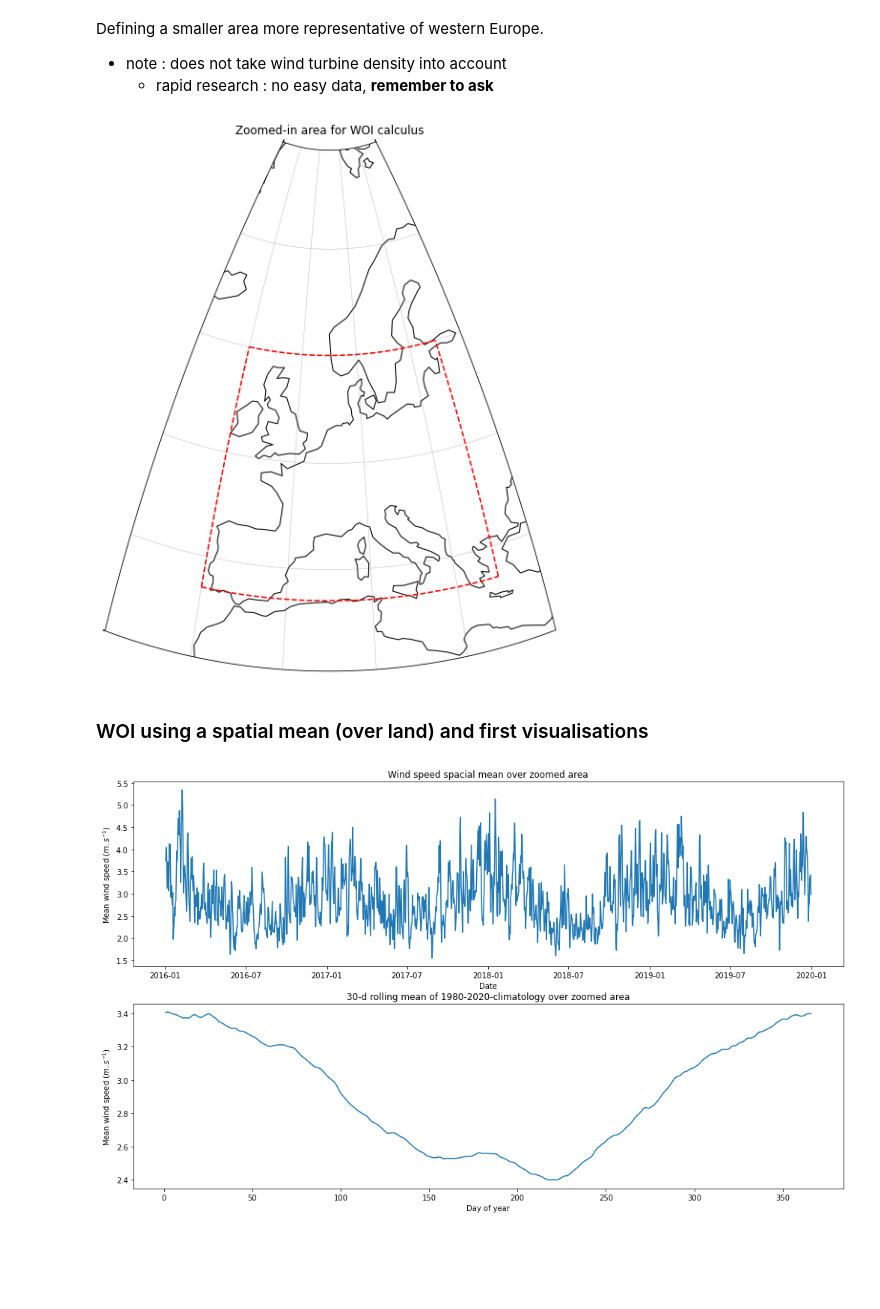
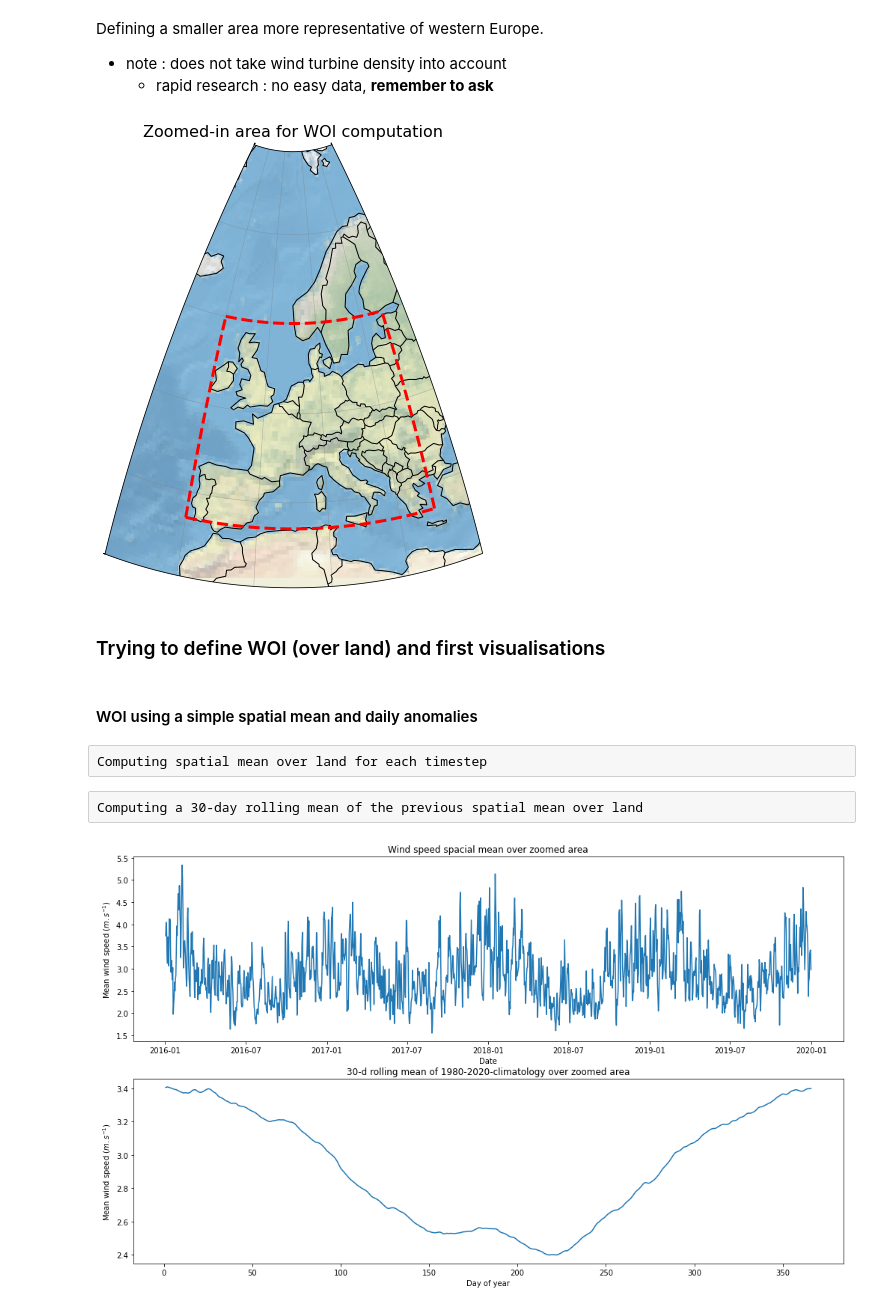
Before and after one commit to bchatelon/year_weather_regime, a Jupyter notebook: wind_outage.ipynb, the cells around one changed output. Drawn from its saved outputs; the diff is of its cells as text; code cells hidden in the pictures; blank space fills up the shorter version.

```diff
--- a/wind_outage.ipynb
+++ b/wind_outage.ipynb
@@ -96,33 +98,44 @@ latS_zoom=37
 latN_zoom=60
 lonW_zoom=-10
 lonE_zoom=25
+hres = 0.25 #degree
 zoom_bounds = [(lonW_zoom, lonE_zoom, latS_zoom, latN_zoom)]
-lon_zoom = np.arange(lonW_zoom,lonE_zoom+0.25,0.25)
-lat_zoom = np.arange(latS_zoom,latN_zoom+0.25,0.25)
+lon_zoom = np.arange(lonW_zoom,lonE_zoom+hres,hres)
+lat_zoom = np.arange(latS_zoom,latN_zoom+hres,hres)
 # %%
-fig = plt.figure(figsize=(13, 10))
+fig = plt.figure(figsize=(11, 8))
 
 ax = fig.add_subplot(1, 1, 1, projection=projection)
-ax.set_title('Zoomed-in area for WOI calculus')
-ax.coastlines()
+ax.set_title('Zoomed-in area for WOI computation', fontsize = 16)
+ax.stock_img()
+ax.add_feature(cfeature.COASTLINE)
+ax.add_feature(cfeature.LAND)
+ax.add_feature(cfeature.OCEAN)
+ax.add_feature(cfeature.BORDERS)
 ax.set_extent(*bounds, crs=ccrs.PlateCarree())
 boundary_path = make_boundary_path(lon, lat)
 ax.set_boundary(boundary_path, transform=ccrs.PlateCarree())
-ax.plot([lonW_zoom]*len(lat_zoom), lat_zoom, transform=ccrs.PlateCarree(), color = 'red', linestyle = '--')
-ax.plot([lonE_zoom]*len(lat_zoom), lat_zoom, transform=ccrs.PlateCarree(), color = 'red', linestyle = '--')
-ax.plot(lon_zoom, [latN_zoom]*len(lon_zoom), transform=ccrs.PlateCarree(), color = 'red', linestyle = '--')
-ax.plot(lon_zoom, [latS_zoom]*len(lon_zoom), transform=ccrs.PlateCarree(), color = 'red', linestyle = '--')
+ax.plot([lonW_zoom]*len(lat_zoom), lat_zoom, transform=ccrs.PlateCarree(), color = 'red', ls = '--', lw = 3)
+ax.plot([lonE_zoom]*len(lat_zoom), lat_zoom, transform=ccrs.PlateCarree(), color = 'red', ls = '--', lw = 3)
+ax.plot(lon_zoom, [latN_zoom]*len(lon_zoom), transform=ccrs.PlateCarree(), color = 'red', ls = '--', lw = 3)
+ax.plot(lon_zoom, [latS_zoom]*len(lon_zoom), transform=ccrs.PlateCarree(), color = 'red', ls = '--', lw = 3)
 
 ax.gridlines(crs=ccrs.PlateCarree(), linewidth=0.5, color='gray', alpha=0.5, linestyle='-')
 plt.show()
 # %% [output]
-[figure, old version]
+[figure, new version]
 # %% [markdown]
-### WOI using a spatial mean (over land) and first visualisations
+### Trying to define WOI (over land) and first visualisations
+# %% [markdown]
+#### WOI using a simple spatial mean and daily anomalies
 # %%
 ws_zoom = ws.sel(longitude = lon_zoom, latitude = lat_zoom)
+# %% [raw]
+Computing spatial mean over land for each timestep
 # %%
 ws_index = ws_zoom.mean(dim = ['latitude','longitude'])
+# %% [raw]
+Computing a 30-day rolling mean of the previous spatial mean over land
 # %%
 ws_index_day_mean = xr.concat([
     ws_index.groupby('time.dayofyear').mean('time').roll(dayofyear=150, roll_coords= True).ws.rolling(dayofyear=30, center=True).mean().roll(dayofyear=-150, roll_coords= True)[:15],
```
Also changed, not shown: parts of 3 cells of this notebook.
